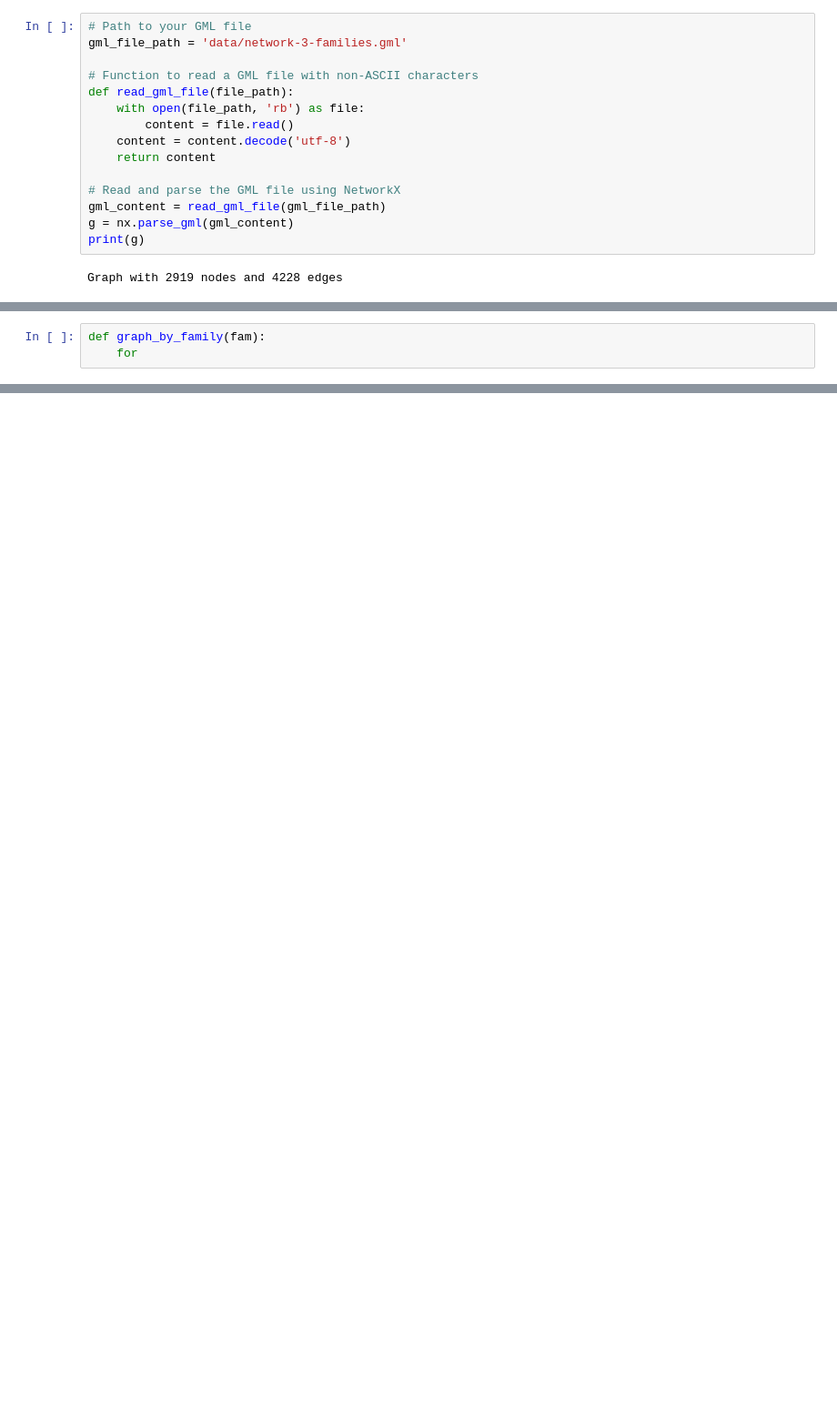
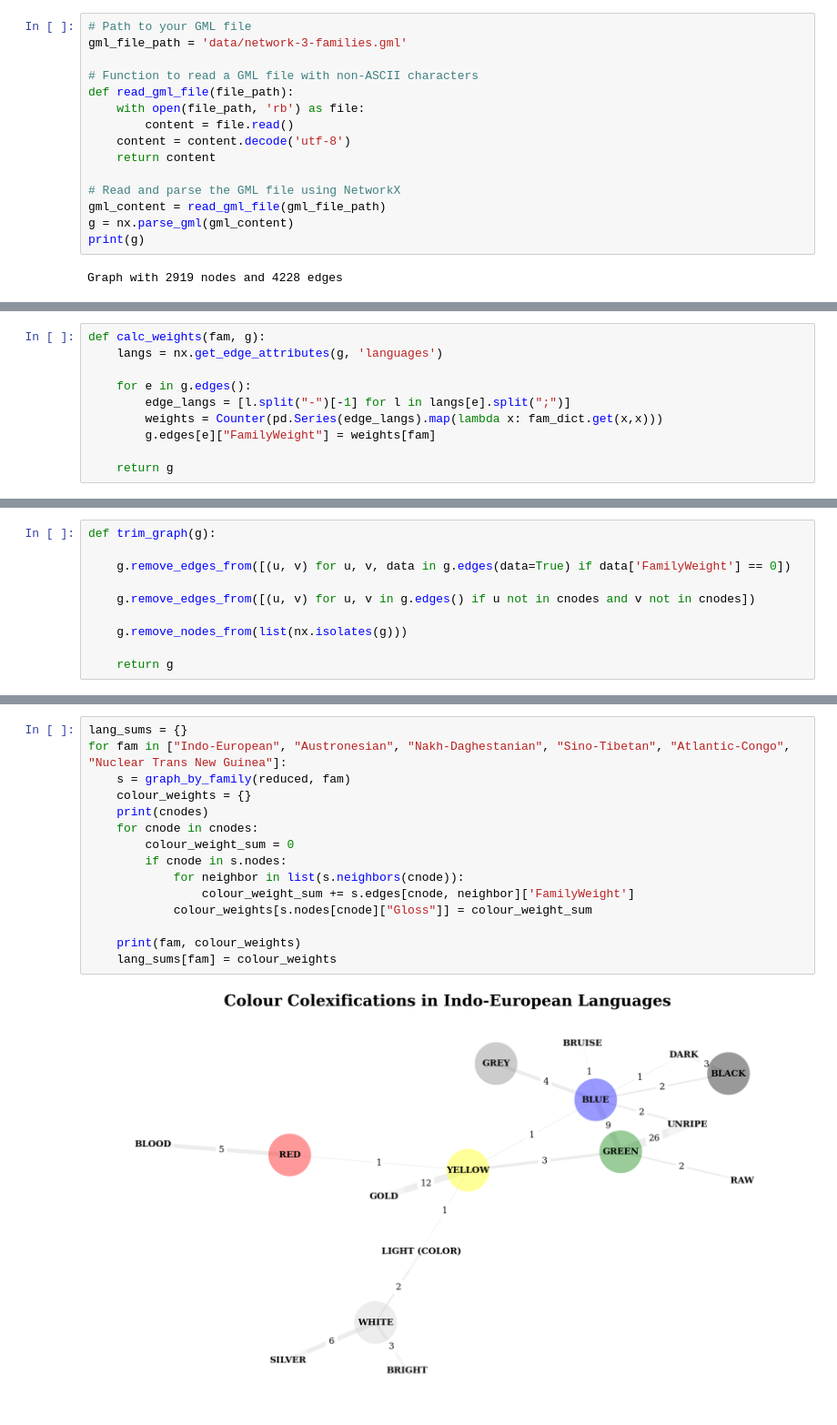
Before and after one commit to joshbrook/colour-colex, a Jupyter notebook: clics.ipynb, the cells around one changed output, grey strips where cells are left out. Shown at 91% size. Drawn from its saved outputs; the diff is of its cells as text; blank space fills up the shorter version.

```diff
--- a/clics.ipynb
+++ b/clics.ipynb
@@ -182,3 +165,0 @@ AtlasView({'1227': {'words': 'ids-166-7-550-2/ids-166-7-570-2;ids-240-7-550-2/id
-# %%
-def graph_by_family(fam):
-    for
@@ -188,0 +170,10 @@ TypeError: list indices must be integers or slices, not str
+# %%
+def calc_weights(fam, g):
+    langs = nx.get_edge_attributes(g, 'languages')
+
+    for e in g.edges():
+        edge_langs = [l.split("-")[-1] for l in langs[e].split(";")]
+        weights = Counter(pd.Series(edge_langs).map(lambda x: fam_dict.get(x,x)))
+        g.edges[e]["FamilyWeight"] = weights[fam]
+
+    return g
@@ -188,0 +196,10 @@ TypeError: list indices must be integers or slices, not str
+# %%
+def trim_graph(g):
+
+    g.remove_edges_from([(u, v) for u, v, data in g.edges(data=True) if data['FamilyWeight'] == 0])
+
+    g.remove_edges_from([(u, v) for u, v in g.edges() if u not in cnodes and v not in cnodes])
+
+    g.remove_nodes_from(list(nx.isolates(g)))
+
+    return g
@@ -188,0 +260,17 @@ TypeError: list indices must be integers or slices, not str
+# %%
+lang_sums = {}
+for fam in ["Indo-European", "Austronesian", "Nakh-Daghestanian", "Sino-Tibetan", "Atlantic-Congo", "Nuclear Trans New Guinea"]:
+    s = graph_by_family(reduced, fam)
+    colour_weights = {}
+    print(cnodes)
+    for cnode in cnodes:
+        colour_weight_sum = 0
+        if cnode in s.nodes:
+            for neighbor in list(s.neighbors(cnode)):
+                colour_weight_sum += s.edges[cnode, neighbor]['FamilyWeight']
+            colour_weights[s.nodes[cnode]["Gloss"]] = colour_weight_sum
+
+    print(fam, colour_weights)
+    lang_sums[fam] = colour_weights
+# %% [output]
+[figure, added]
```
Also changed, not shown: parts of 18 cells of this notebook, 22 other files.
